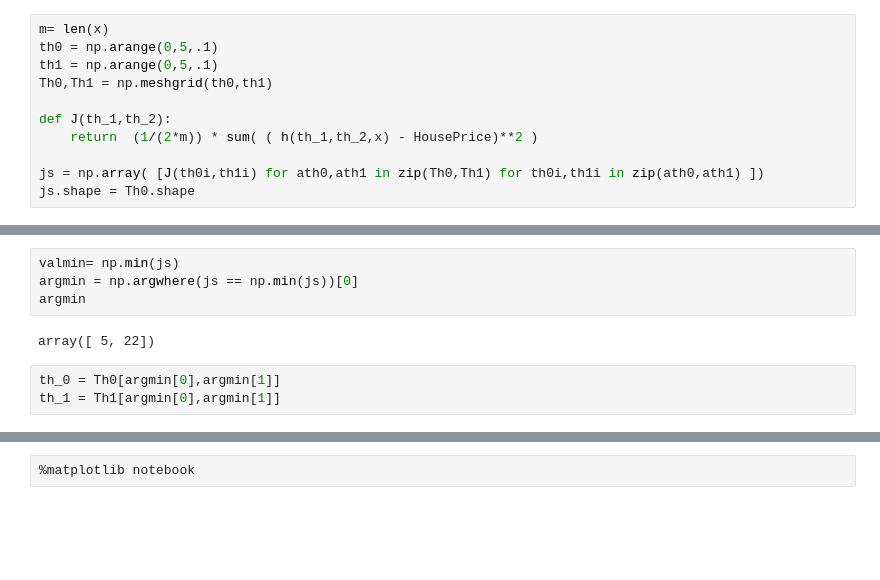
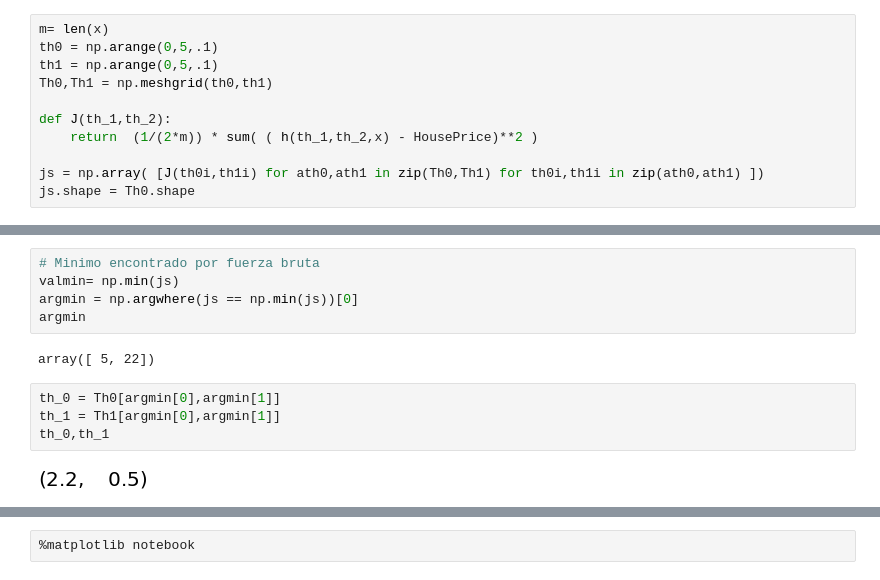
Before and after one commit to IntroCursos/MachingLearning, a Jupyter notebook: AprendizajeAutomáticoStanford/ModelRegressionAndrewNg.ipynb, the cells around one changed output, grey strips where cells are left out. Drawn from its saved outputs; the diff is of its cells as text; blank space fills up the shorter version.

```diff
--- a/AprendizajeAutomáticoStanford/ModelRegressionAndrewNg.ipynb
+++ b/AprendizajeAutomáticoStanford/ModelRegressionAndrewNg.ipynb
@@ -169,4 +170,5 @@ J(1,0.6611)
 # %%
+# Minimo encontrado por fuerza bruta
 valmin= np.min(js)
 argmin = np.argwhere(js == np.min(js))[0]
 argmin
@@ -175,4 +177,7 @@ array([ 5, 22])
 # %%
 th_0 = Th0[argmin[0],argmin[1]]
 th_1 = Th1[argmin[0],argmin[1]]
+th_0,th_1
+# %% [output]
+[figure, added]
 # %%
```
Also changed, not shown: parts of 36 cells of this notebook, 1 other file.
